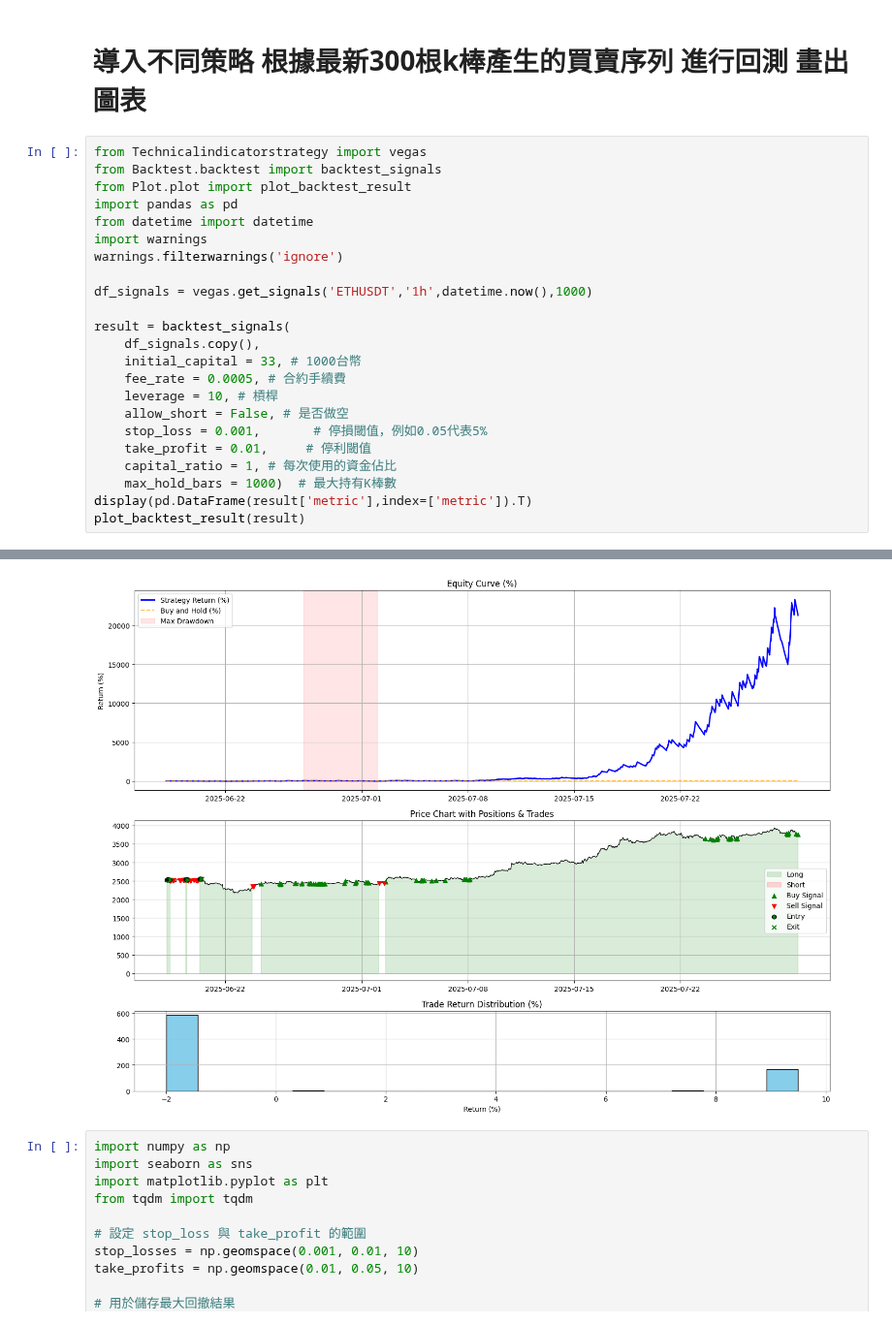
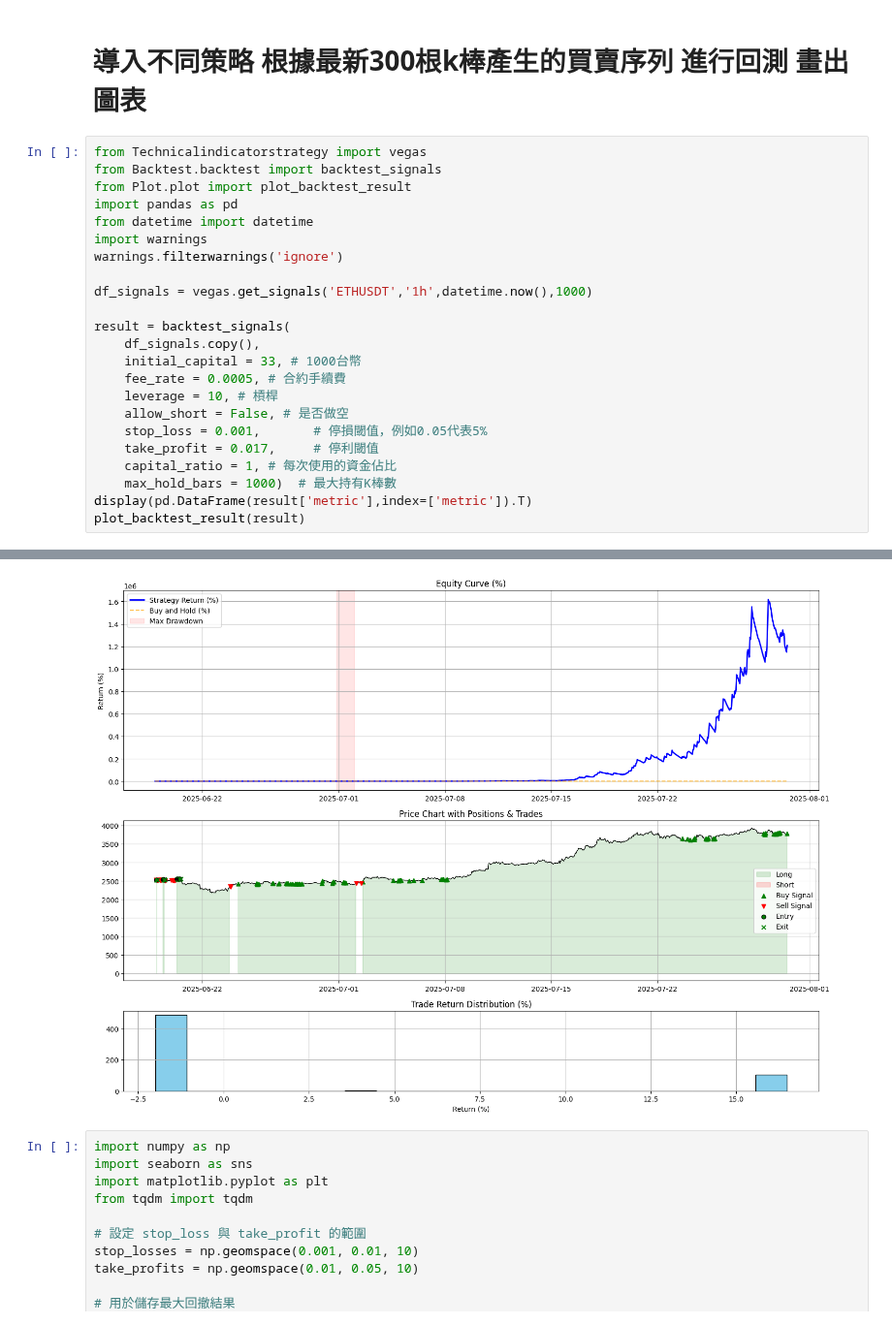
Before and after one commit to skywalker0803r/Vedanta, a Jupyter notebook: backtest_usage.ipynb, the cells around one changed output, grey strips where cells are left out. Shown at 97% size. Drawn from its saved outputs; the diff is of its cells as text.

```diff
--- a/backtest_usage.ipynb
+++ b/backtest_usage.ipynb
@@ -18,7 +18,7 @@ result = backtest_signals(
     leverage = 10, # 槓桿
     allow_short = False, # 是否做空
     stop_loss = 0.001,       # 停損閾值，例如0.05代表5%
-    take_profit = 0.01,     # 停利閾值
+    take_profit = 0.017,     # 停利閾值
     capital_ratio = 1, # 每次使用的資金佔比
     max_hold_bars = 1000)  # 最大持有K棒數
 display(pd.DataFrame(result['metric'],index=['metric']).T)
@@ -41,4 +41,4 @@ plot_backtest_result(result)
-[figure, old version]
+[figure, new version]
 # %%
 import numpy as np
 import seaborn as sns
```
Also changed, not shown: parts of 1 cell of this notebook, 1 other file.
